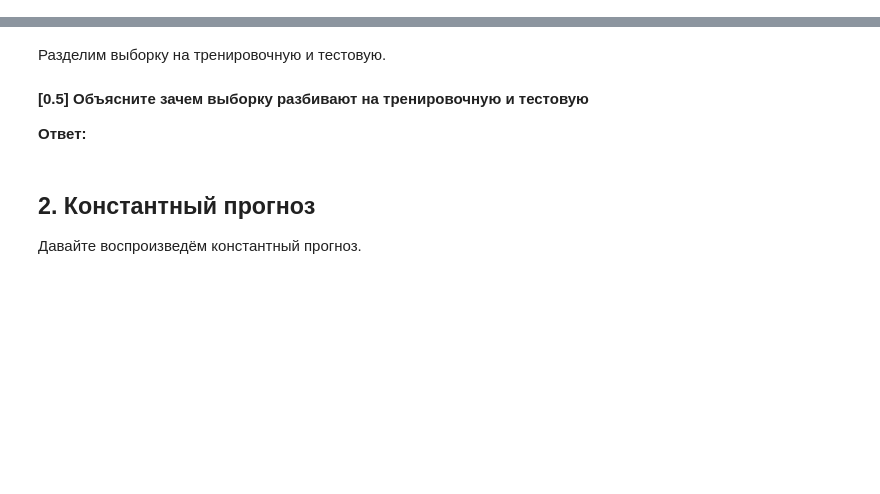
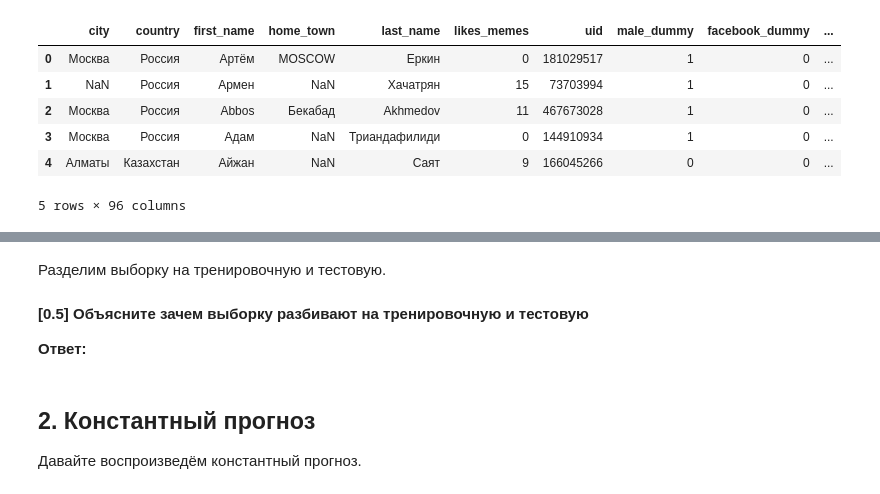
Before and after one commit to star-yar/HSE_Data_Culture, a Jupyter notebook: Intro_to_DS_2019/sem_6_regression/little_hw6_regression.ipynb, the cells around one changed output, grey strips where cells are left out. Cells and saved outputs as stored; diff of their text form; code cells hidden in the pictures; blank space fills up the shorter version.

```diff
--- a/Intro_to_DS_2019/sem_6_regression/little_hw6_regression.ipynb
+++ b/Intro_to_DS_2019/sem_6_regression/little_hw6_regression.ipynb
@@ -14,0 +28,11 @@ plt.style.use('ggplot')     # правильный (очень красивый)
+# %%
+df = pd.read_csv('../data/vk_main.csv', sep='\t')   # подгружаем датасет
+df.head()
+# %% [output]
+|  | city | country | first_name | home_town | last_name | likes_memes | uid | male_dummy | facebook_dummy | ... |
+| 0 | Москва | Россия | Артём | MOSCOW | Еркин | 0 | 181029517 | 1 | 0 | ... |
+| 1 | NaN | Россия | Армен | NaN | Хачатрян | 15 | 73703994 | 1 | 0 | ... |
+| 2 | Москва | Россия | Abbos | Бекабад | Akhmedov | 11 | 467673028 | 1 | 0 | ... |
+| 3 | Москва | Россия | Адам | NaN | Триандафилиди | 0 | 144910934 | 1 | 0 | ... |
+| 4 | Алматы | Казахстан | Айжан | NaN | Саят | 9 | 166045266 | 0 | 0 | ... |
+5 rows × 96 columns
```
Also changed, not shown: parts of 15 cells of this notebook, 6 other files.
